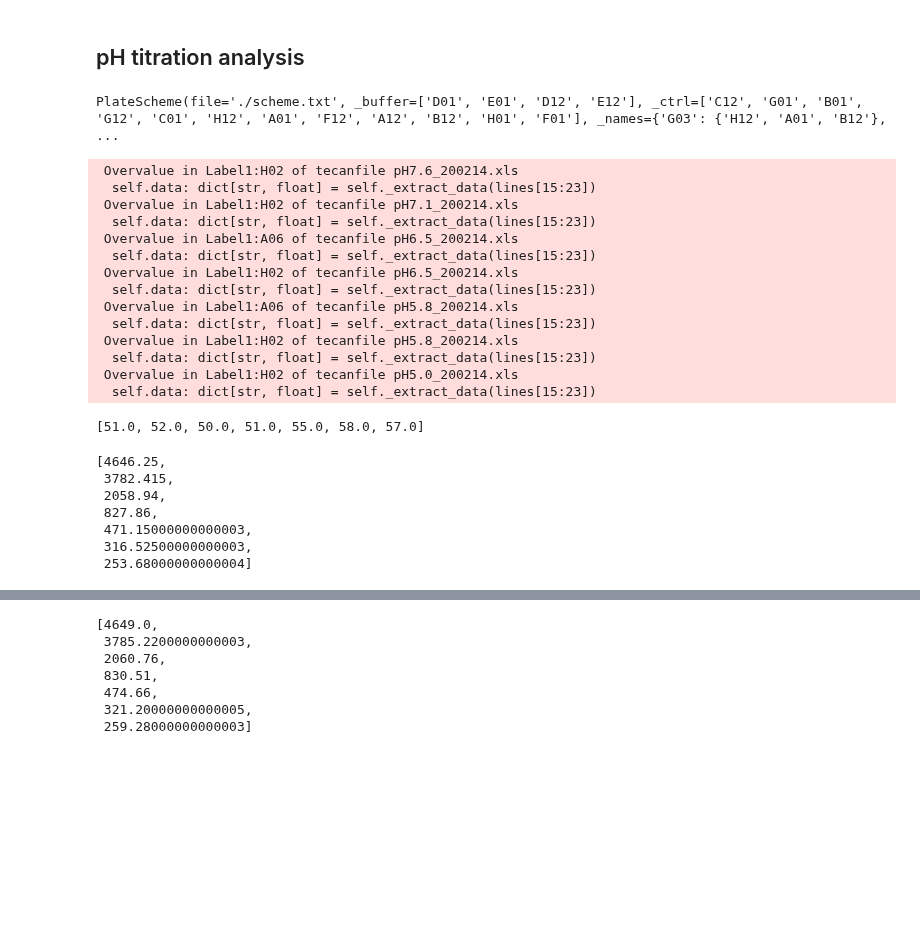
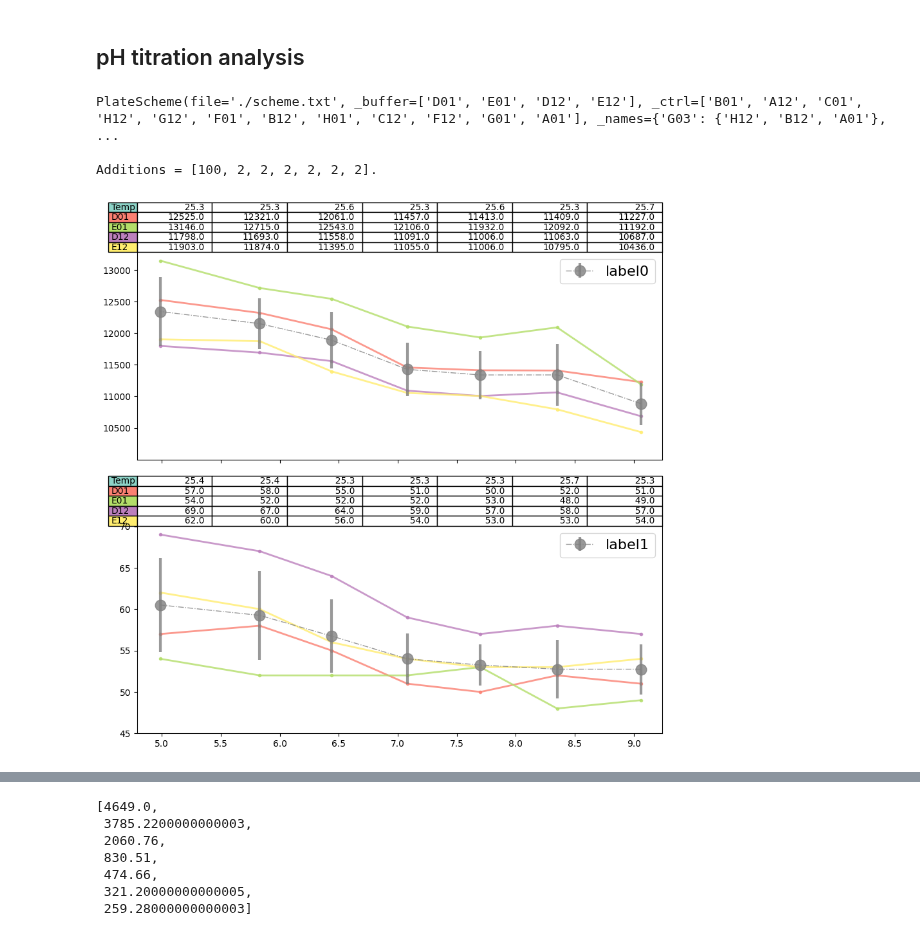
Before and after one commit to darosio/ClopHfit, a Jupyter notebook: docs/tutorials/prtecan.ipynb, the cells around one changed output, grey strips where cells are left out. Cells and saved outputs as stored; diff of their text form; code cells hidden in the pictures; blank space fills up the shorter version.

```diff
--- a/docs/tutorials/prtecan.ipynb
+++ b/docs/tutorials/prtecan.ipynb
@@ -126,34 +103,16 @@ lbg0.data["A01"], lbg0.data["H12"]
 # %% [markdown]
 ## pH titration analysis
 # %%
+warnings.filterwarnings("ignore", category=UserWarning, module="clophfit.prtecan")
+
 ph_an = TitrationAnalysis.fromlistfile("./list.pH")
 ph_an.load_scheme("./scheme.txt")
 print(ph_an.scheme)
-ph_an.labelblocksgroups[1].data["D01"]
+ph_an.load_additions("additions.pH")
+print(f"\nAdditions = {ph_an.additions}.\n")
+g = ph_an.plot_buffer()
 # %% [output]
-PlateScheme(file='./scheme.txt', _buffer=['D01', 'E01', 'D12', 'E12'], _ctrl=['C12', 'G01', 'B01', 'G12', 'C01', 'H12', 'A01', 'F12', 'A12', 'B12', 'H01', 'F01'], _names={'G03': {'H12', 'A01', 'B12'}, ...
+PlateScheme(file='./scheme.txt', _buffer=['D01', 'E01', 'D12', 'E12'], _ctrl=['B01', 'A12', 'C01', 'H12', 'G12', 'F01', 'B12', 'H01', 'C12', 'F12', 'G01', 'A01'], _names={'G03': {'H12', 'B12', 'A01'}, ...
+
+Additions = [100, 2, 2, 2, 2, 2, 2].
- Overvalue in Label1:H02 of tecanfile pH7.6_200214.xls
-  self.data: dict[str, float] = self._extract_data(lines[15:23])
- Overvalue in Label1:H02 of tecanfile pH7.1_200214.xls
-  self.data: dict[str, float] = self._extract_data(lines[15:23])
- Overvalue in Label1:A06 of tecanfile pH6.5_200214.xls
-  self.data: dict[str, float] = self._extract_data(lines[15:23])
- Overvalue in Label1:H02 of tecanfile pH6.5_200214.xls
-  self.data: dict[str, float] = self._extract_data(lines[15:23])
- Overvalue in Label1:A06 of tecanfile pH5.8_200214.xls
-  self.data: dict[str, float] = self._extract_data(lines[15:23])
- Overvalue in Label1:H02 of tecanfile pH5.8_200214.xls
-  self.data: dict[str, float] = self._extract_data(lines[15:23])
- Overvalue in Label1:H02 of tecanfile pH5.0_200214.xls
-  self.data: dict[str, float] = self._extract_data(lines[15:23])
-[51.0, 52.0, 50.0, 51.0, 55.0, 58.0, 57.0]
+[figure, added]
-# %%
-ph_an.data_dilutioncorrected[1]["A01"]
-# %% [output]
-[4646.25,
- 3782.415,
- 2058.94,
- 827.86,
- 471.15000000000003,
- 316.52500000000003,
- 253.68000000000004]
```
Also changed, not shown: parts of 38 cells of this notebook, 1 other file.
